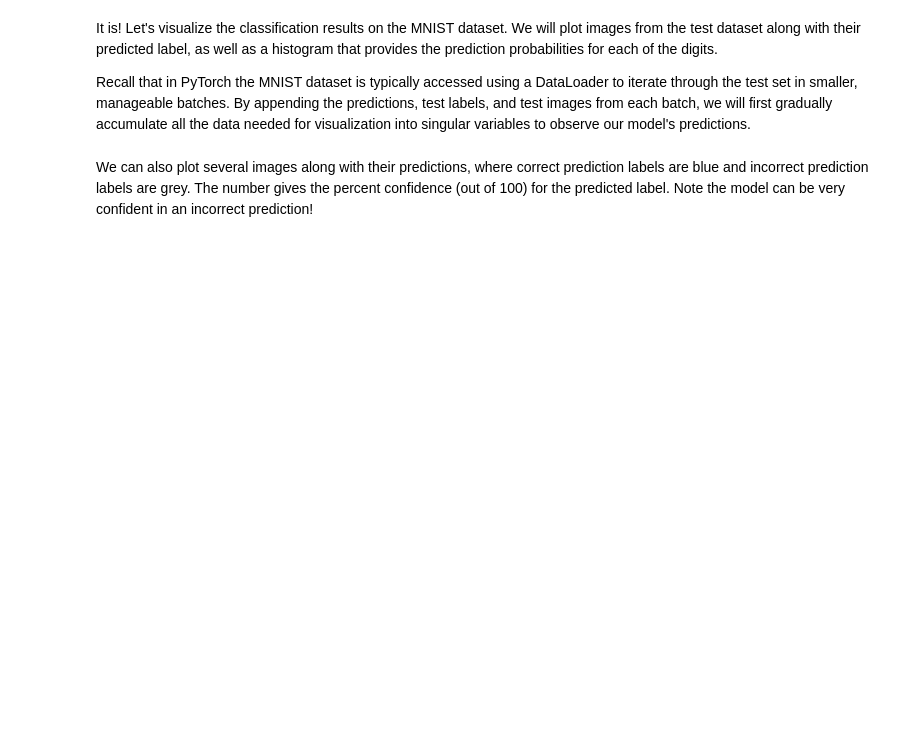
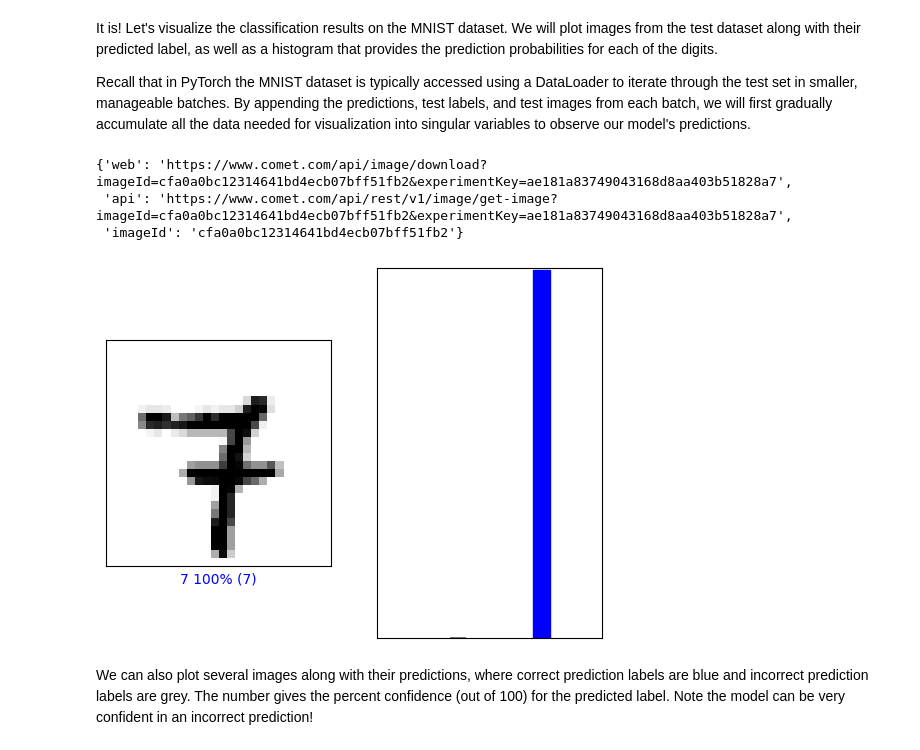
Before and after one commit to himanshugajbhiyebhai302-hash/DEEPLEARNING, a Jupyter notebook: lab2/PT_Part1_MNIST.ipynb, the cells around one changed output. Saved outputs shown, nothing was run; the diff lists cells and outputs as text; code cells hidden in the pictures; blank space fills up the shorter version.

```diff
--- a/lab2/PT_Part1_MNIST.ipynb
+++ b/lab2/PT_Part1_MNIST.ipynb
@@ -544,10 +583,12 @@ all_images = []
 # Process test set in batches
 with torch.no_grad():
     for images, labels in testset_loader:
+        # Move images to the same device as the model (GPU)
+        images = images.to(device)
         outputs = cnn_model(images)
 
         # Apply softmax to get probabilities from the predicted logits
-        probabilities = torch.nn.functional.softmax(outputs, dim=1)
+        probabilities = torch.nn.functional.softmax(outputs, dim=1);
 
         # Get predicted classes
         predicted = torch.argmax(probabilities, dim=1)
@@ -567,12 +608,17 @@ test_images = all_images.cpu().numpy()       # Shape: (total_samples, 1, 28, 28)
 # %%
 #@title Change the slider to look at the model's predictions! { run: "auto" }
 
-image_index = 79 #@param {type:"slider", min:0, max:100, step:1}
+image_index = 75 #@param {type:"slider", min:0, max:100, step:1}
 plt.subplot(1,2,1)
 mdl.lab2.plot_image_prediction(image_index, predictions, test_labels, test_images)
 plt.subplot(1,2,2)
 mdl.lab2.plot_value_prediction(image_index, predictions, test_labels)
 comet_model_2.log_figure(figure=plt)
+# %% [output]
+{'web': 'https://www.comet.com/api/image/download?imageId=cfa0a0bc12314641bd4ecb07bff51fb2&experimentKey=ae181a83749043168d8aa403b51828a7',
+ 'api': 'https://www.comet.com/api/rest/v1/image/get-image?imageId=cfa0a0bc12314641bd4ecb07bff51fb2&experimentKey=ae181a83749043168d8aa403b51828a7',
+ 'imageId': 'cfa0a0bc12314641bd4ecb07bff51fb2'}
+[figure, added]
 # %% [markdown]
 We can also plot several images along with their predictions, where correct prediction labels are blue and incorrect prediction labels are grey. The number gives the percent confidence (out of 100) for the predicted label. Note the model can be very confident in an incorrect prediction!
 # %%
```
Also changed, not shown: parts of 17 cells of this notebook.
